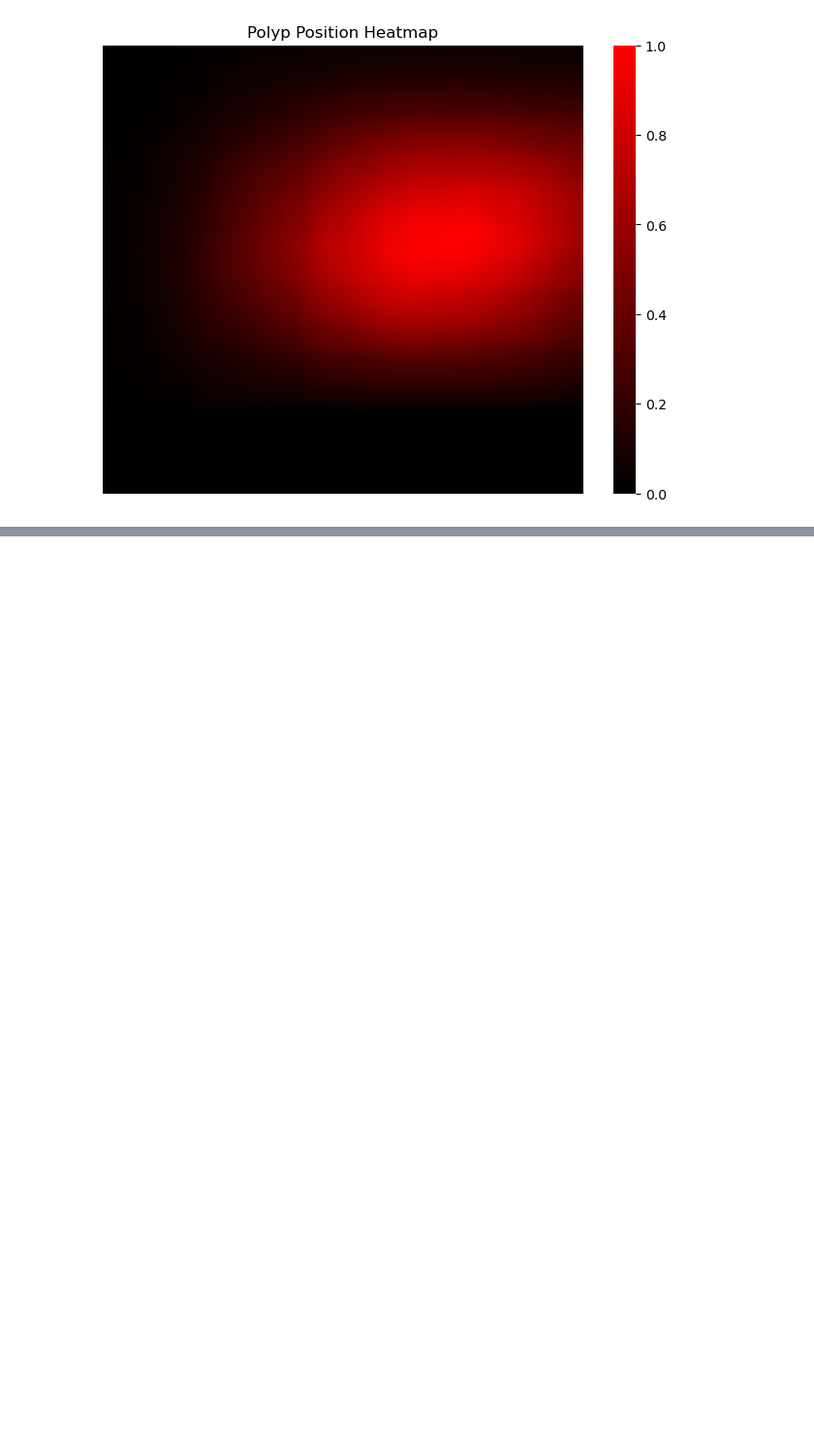
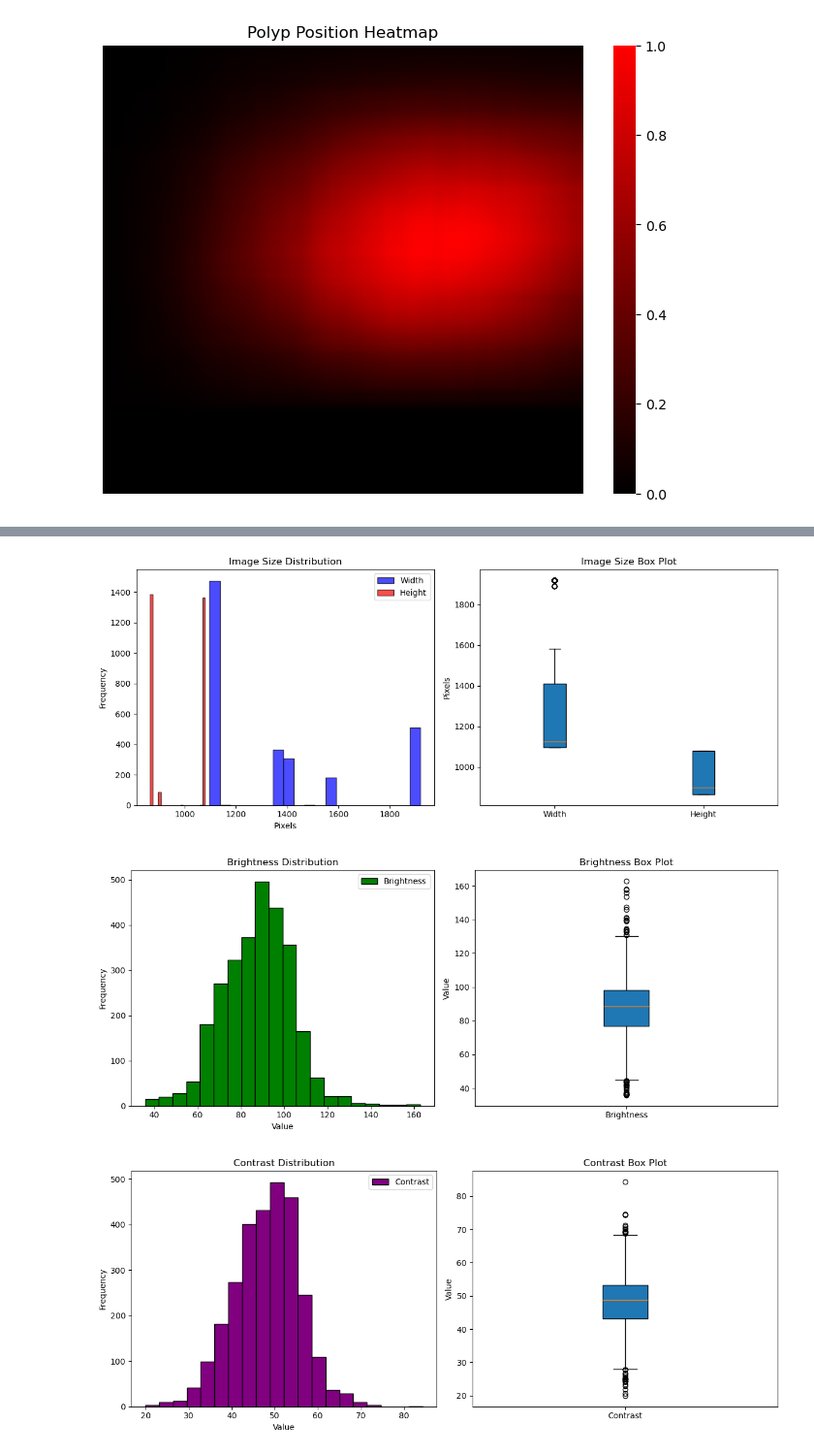
Before and after one commit to Labyrintbs/PolypClassification, a Jupyter notebook: data_process.ipynb, the cells around one changed output, grey strips where cells are left out. Shown at 97% size. Drawn from its saved outputs; the diff is of its cells as text; code cells hidden in the pictures; blank space fills up the shorter version.

Commit message:
add val set statistics

```diff
--- a/data_process.ipynb
+++ b/data_process.ipynb
@@ -688,0 +866,7 @@ draw_heatmap(train_max_w, train_max_h, df=data_df)
+# %%
+data_filtered = "polar_dataset_filterd.csv"
+data_df = pd.read_csv(os.path.join(project_dir, data_filtered))
+all_paths = get_img_path(data_df)
+all_len = len(data_df)
+print(f'csv train filtered total length: {all_len}')
+print(f'loaded data length: {len(all_paths)}')
@@ -688,0 +876,18 @@ draw_heatmap(train_max_w, train_max_h, df=data_df)
+# %%
+# Train set total distribution statistics
+all_stats = analyze_image_statistics(all_paths)
+
+# Total computed statistics
+print(f"Total Images: {len(all_paths)}")
+print(f"Mean Pixel Value: {np.mean(all_stats['means']):.2f}")
+print(f"Standard Deviation: {np.mean(all_stats['stds']):.2f}")
+print(f"Brightness: {np.mean(all_stats['brightness']):.2f}")
+print(f"Contrast: {np.mean(all_stats['contrast']):.2f}")
+print(f"Min width: {min(all_stats['widths'])}, Min height{min(all_stats['heights'])}")
+print(f"Max width: {max(all_stats['widths'])}, Max height: {max(all_stats['heights'])}")
+
+size_data = get_size_data(data_df)
+all_stats['bbox'] = size_data
+
+print(min(all_stats['widths']), min(all_stats['heights']))
+print(max(all_stats['widths']), max(all_stats['heights']))
@@ -688,0 +902,6 @@ draw_heatmap(train_max_w, train_max_h, df=data_df)
+# %%
+plot_image_statistics(all_stats)
+# %% [output]
+[figure, added]
+[figure, added]
+[figure, added]
```
Also changed, not shown: parts of 11 cells of this notebook.
